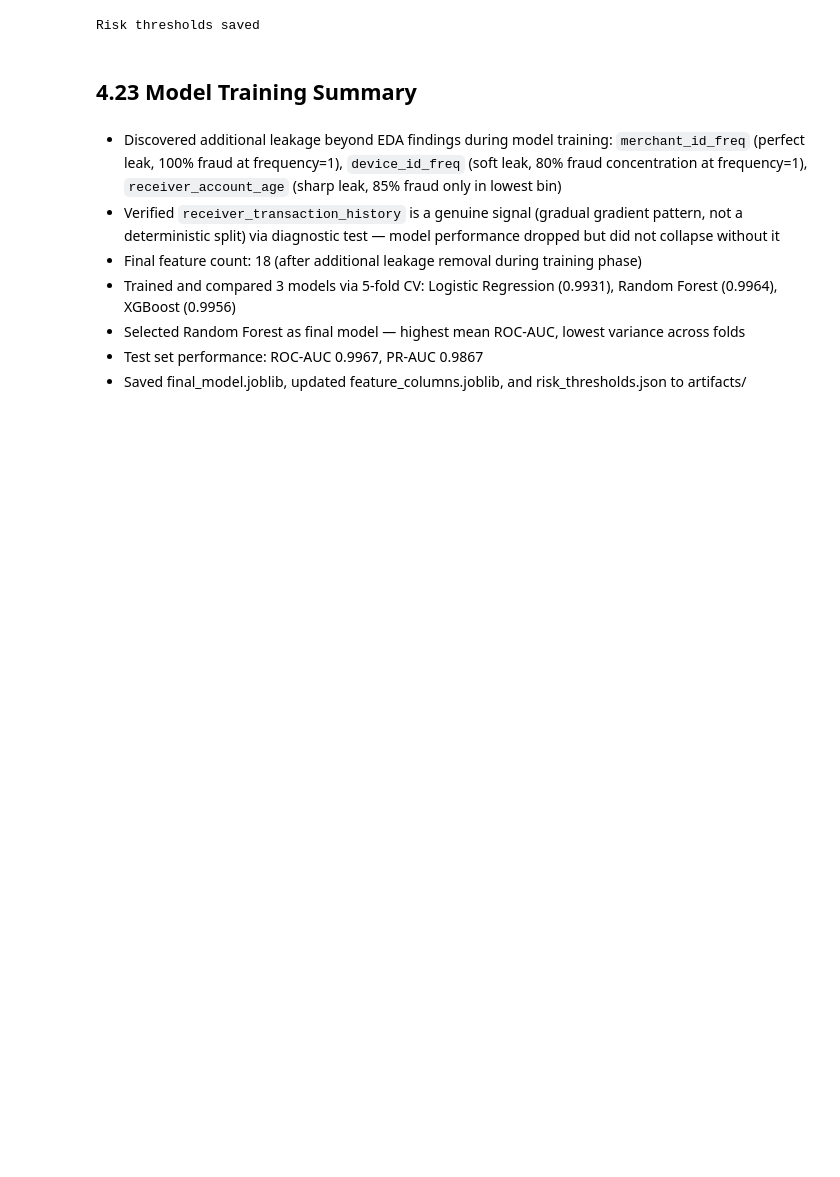
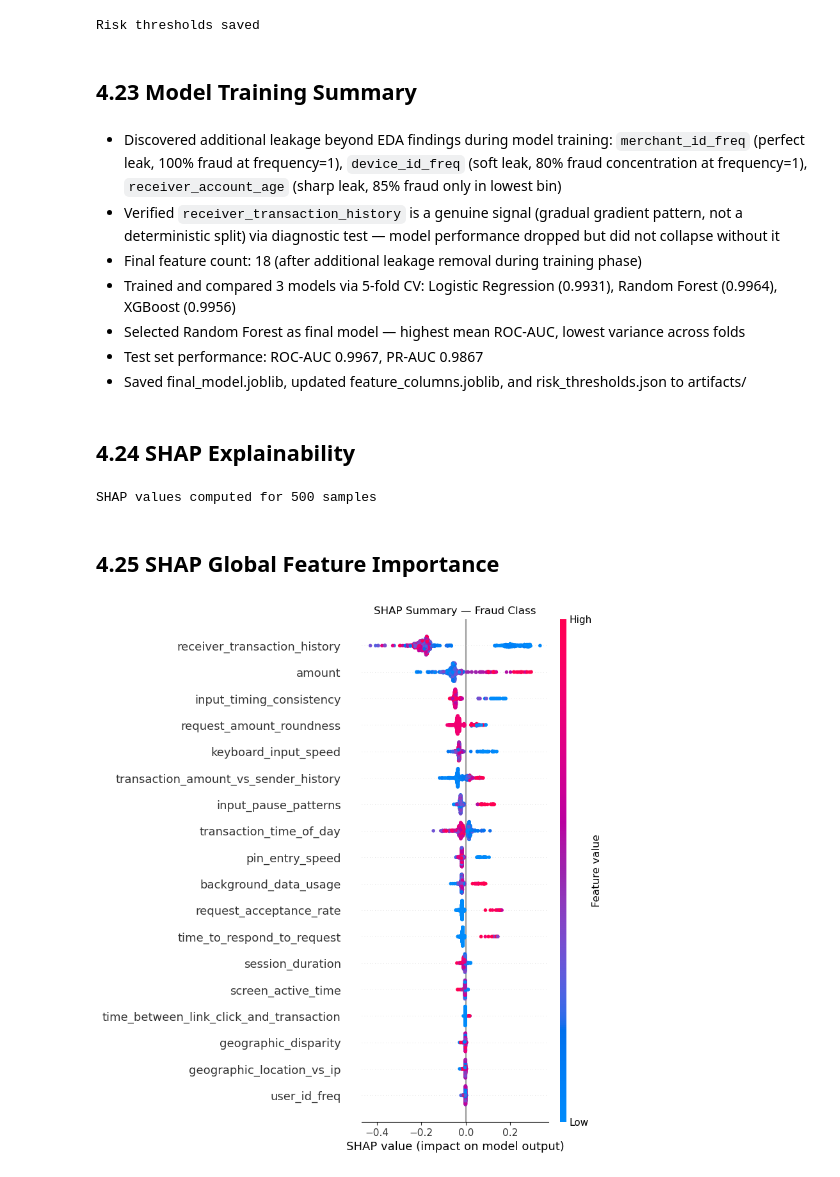
Before and after one commit to md-faiyazkhan/upi-fraud-detector, a Jupyter notebook: notebooks/04_model_training.ipynb, the cells around one changed output. Drawn from its saved outputs; the diff is of its cells as text; code cells hidden in the pictures; blank space fills up the shorter version.

Commit message:
Add SHAP explainability analysis to model training notebook

```diff
--- a/notebooks/04_model_training.ipynb
+++ b/notebooks/04_model_training.ipynb
@@ -424,3 +425,23 @@ Risk thresholds saved
 - Selected Random Forest as final model — highest mean ROC-AUC, lowest variance across folds
 - Test set performance: ROC-AUC 0.9967, PR-AUC 0.9867
 - Saved final_model.joblib, updated feature_columns.joblib, and risk_thresholds.json to artifacts/
+# %% [markdown]
+## 4.24 SHAP Explainability
+# %%
+X_sample = X_test.sample(n=500, random_state=42)
+
+explainer = shap.TreeExplainer(rf)
+shap_values = explainer.shap_values(X_sample)
+
+print("SHAP values computed for", X_sample.shape[0], "samples")
+# %% [output]
+SHAP values computed for 500 samples
+# %% [markdown]
+## 4.25 SHAP Global Feature Importance
+# %%
+shap.summary_plot(shap_values[:, :, 1], X_sample, show=False)
+plt.title("SHAP Summary — Fraud Class")
+plt.show()
+plt.close()
+# %% [output]
+[figure, added]
```
Also changed, not shown: parts of 5 cells of this notebook.
